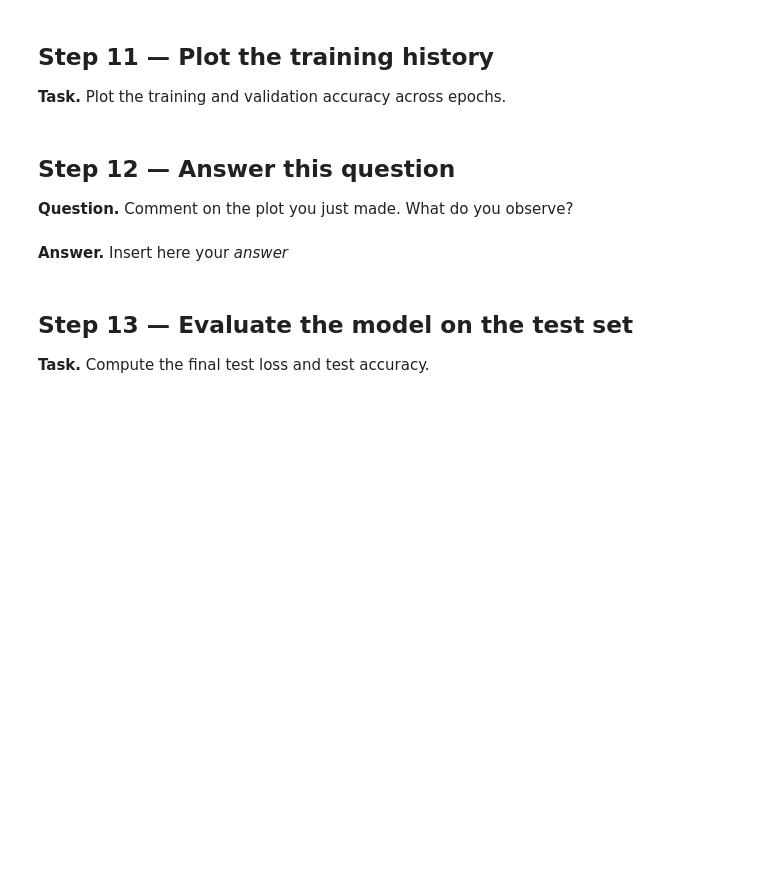
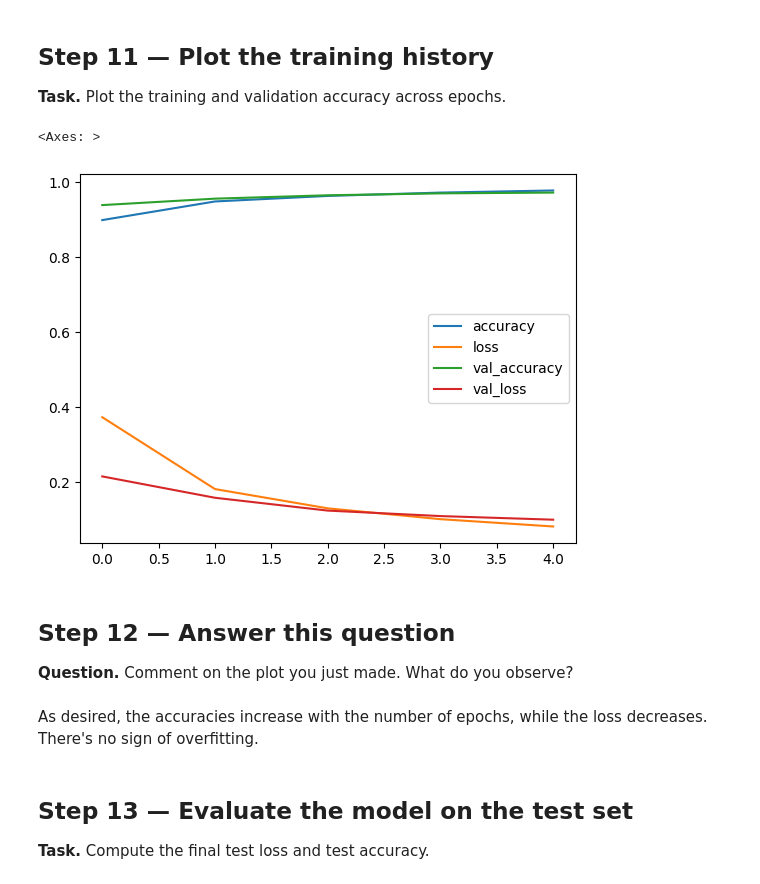
Before and after one commit to tommasomarchetti4/git_tutorial, a Jupyter notebook: SC2526_MLassignment_part1.ipynb, the cells around one changed output. Drawn from its saved outputs; the diff is of its cells as text; code cells hidden in the pictures; blank space fills up the shorter version.

```diff
--- a/SC2526_MLassignment_part1.ipynb
+++ b/SC2526_MLassignment_part1.ipynb
@@ -63,3 +92,8 @@ This helps us understand the input format before building the neural network.
+# %%
+train_images = train_images.reshape(train_images.shape[0], -1)
+train_images = train_images.astype('float32') / 255
+test_images = test_images.reshape(test_images.shape[0], -1)
+test_images = test_images.astype('float32') / 255
 # %% [markdown]
 ## Step 4 — Answer this question
 
@@ -84,3 +116,10 @@ This helps us understand the input format before building the neural network.
+# %%
+from keras import models
+from keras import layers
+brain = models.Sequential([
+  layers.Dense(128, activation='relu'),
+  layers.Dense(10, activation='softmax')
+])
 # %% [markdown]
 ## Step 7 — Answer this question
 
@@ -106,3 +143,7 @@ This helps us understand the input format before building the neural network.
+# %%
+brain.compile(optimizer='rmsprop',
+                   loss='sparse_categorical_crossentropy',
+                   metrics=['accuracy'])
 # %% [markdown]
 ## Step 10 — Train the model
 
@@ -117,0 +157,3 @@ This helps us understand the input format before building the neural network.
+# %%
+%%time
+history=brain.fit(train_images, train_labels, epochs=5, batch_size=128, validation_split=0.2)
@@ -124,9 +177,14 @@ This helps us understand the input format before building the neural network.
+# %%
+pd.DataFrame(history.history).plot()
+# %% [output]
+<Axes: >
+[figure, added]
 # %% [markdown]
 ## Step 12 — Answer this question
 
 **Question.** Comment on the plot you just made. What do you observe?
-# %% [markdown]
-**Answer.** Insert here your *answer*
+# %% [markdown]
+As desired, the accuracies increase with the number of epochs, while the loss decreases. There's no sign of overfitting.
 # %% [markdown]
 ## Step 13 — Evaluate the model on the test set
 
```
Also changed, not shown: parts of 24 cells of this notebook.
